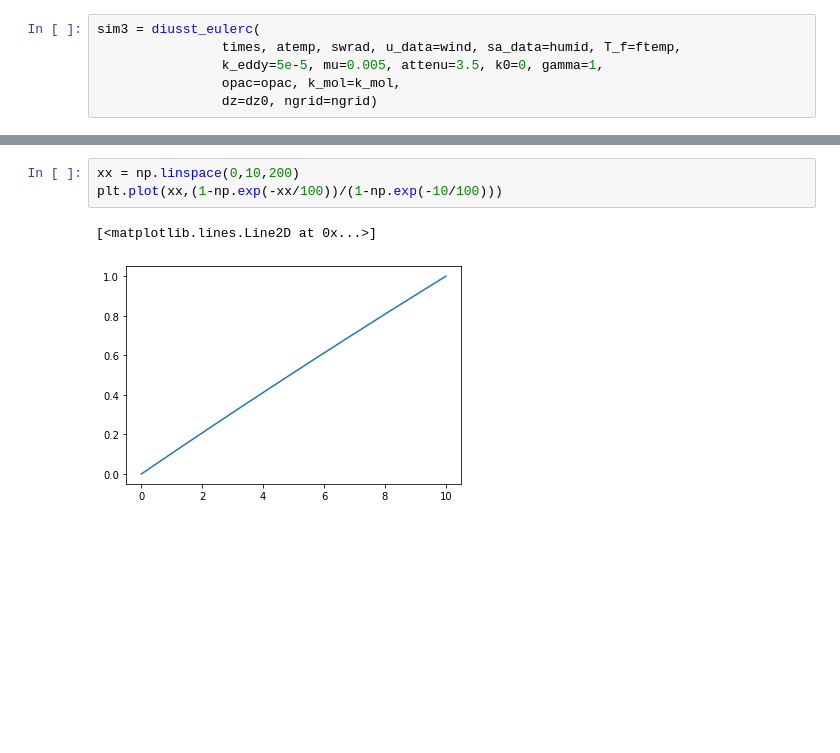
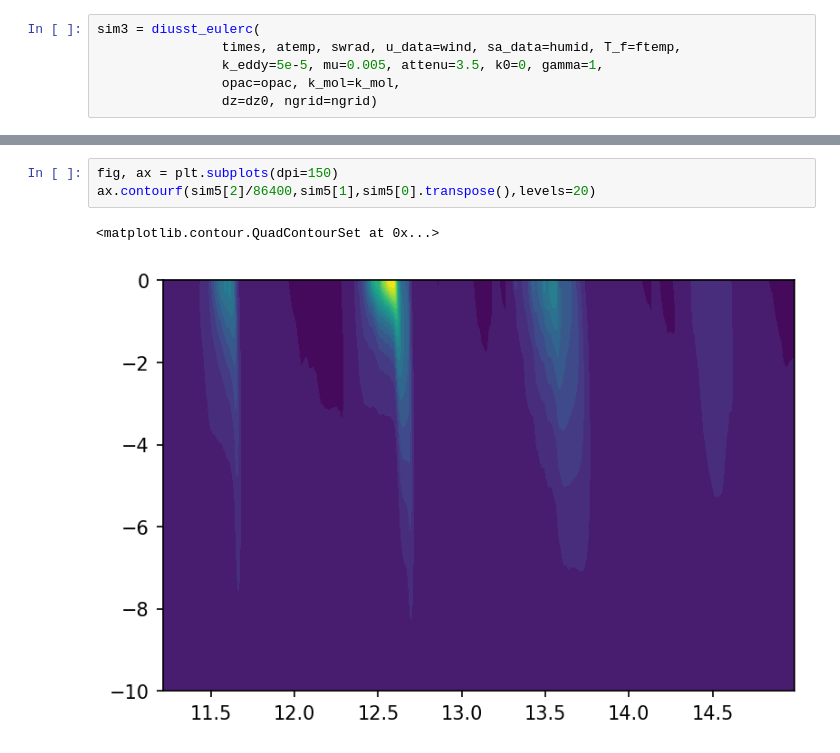
Before and after one commit to reykboerner/diusst, a Jupyter notebook: FINAL/diusst_eul_c.ipynb, the cells around one changed output, grey strips where cells are left out. Cells and saved outputs as stored; diff of their text form; blank space fills up the shorter version.

```diff
--- a/FINAL/diusst_eul_c.ipynb
+++ b/FINAL/diusst_eul_c.ipynb
@@ -279,6 +321,6 @@ ax.set(title='SST-ftemp')
-# %%
-xx = np.linspace(0,10,200)
-plt.plot(xx,(1-np.exp(-xx/100))/(1-np.exp(-10/100)))
-# %% [output]
-[<matplotlib.lines.Line2D at 0x...>]
-[figure, removed]
+# %%
+fig, ax = plt.subplots(dpi=150)
+ax.contourf(sim5[2]/86400,sim5[1],sim5[0].transpose(),levels=20)
+# %% [output]
+<matplotlib.contour.QuadContourSet at 0x...>
+[figure, added]
```
Also changed, not shown: parts of 26 cells of this notebook, 15 other files.
